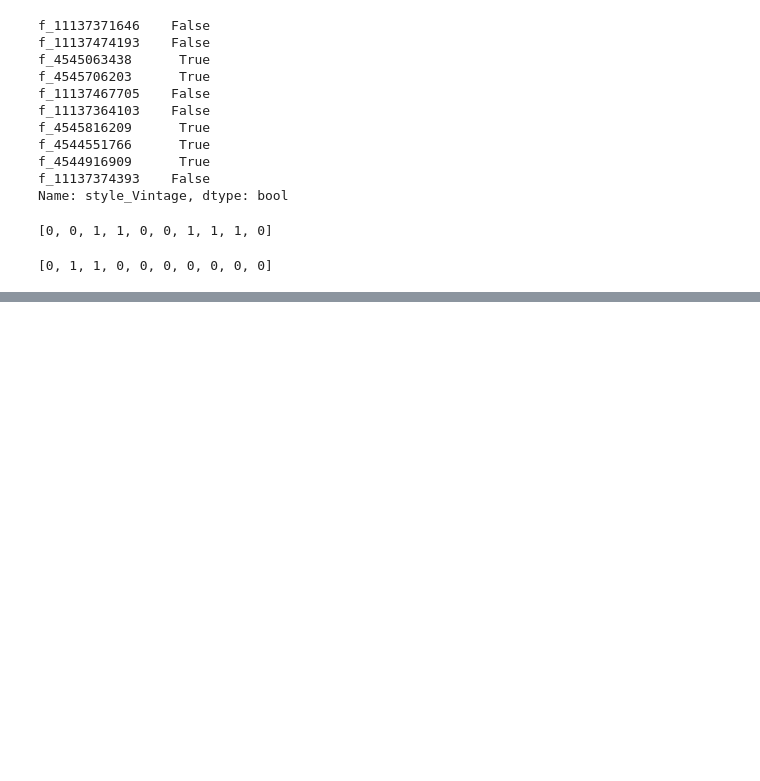
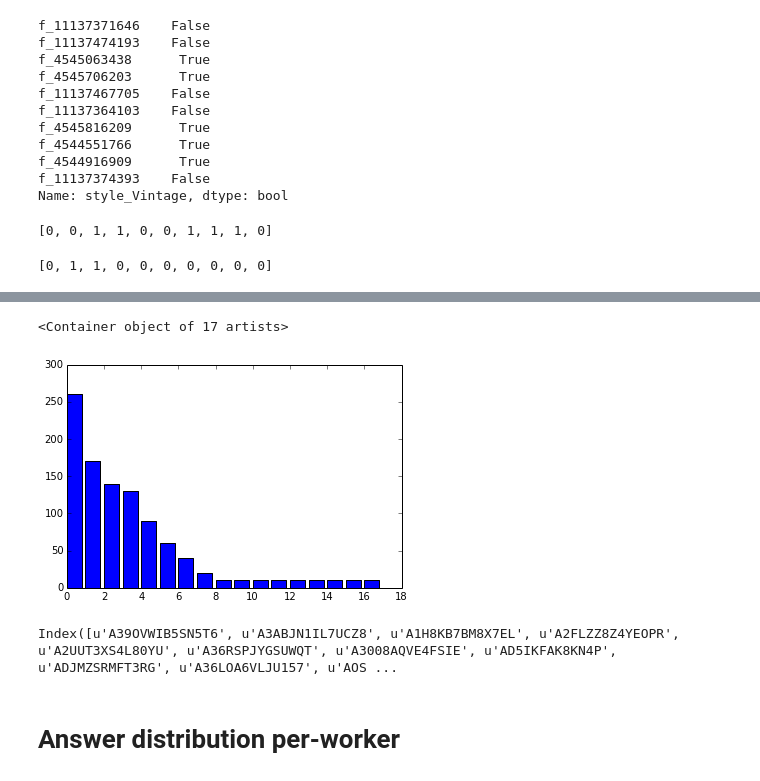
Before and after one commit to matttrent/vislab, a Jupyter notebook: notebooks/mturk_get_results.ipynb, the cells around one changed output, grey strips where cells are left out. Cells and saved outputs as stored; diff of their text form; code cells hidden in the pictures; blank space fills up the shorter version.

Commit message:
adding worker analysis

```diff
--- a/notebooks/mturk_get_results.ipynb
+++ b/notebooks/mturk_get_results.ipynb
@@ -168,3 +174,7 @@ len( assignments )
+# %%
+for assign in assignments:
+    if assign.AssignmentStatus != 'Approved':
+        MTC.approve_assignment( assign.AssignmentId )
 # %% [markdown]
 # ETL
 # %%
@@ -283,0 +296,3 @@ print sklearn.metrics.precision_recall_fscore_support( truth_list, pred_list, po
+# %%
+unique_workers = answer_df.drop_duplicates( cols=['worker_id'] )['worker_id'].tolist()
+unique_workers
@@ -283,0 +317,7 @@ print sklearn.metrics.precision_recall_fscore_support( truth_list, pred_list, po
+# %%
+answers_per_worker = [ len( answer_df[ answer_df['worker_id'] == worker_id ] )
+                       for worker_id in unique_workers ]
+# %%
+answers_per_worker = pd.DataFrame( answers_per_worker, index=unique_workers, columns=['count'] )
+answers_per_worker.sort( columns='count', ascending=False, inplace=True )
+answers_per_worker
@@ -283,0 +346,11 @@ print sklearn.metrics.precision_recall_fscore_support( truth_list, pred_list, po
+# %%
+plt.bar( range( len( answers_per_worker ) ), answers_per_worker['count'].tolist() )
+# %% [output]
+<Container object of 17 artists>
+[figure, added]
+# %%
+answers_per_worker.index
+# %% [output]
+Index([u'A39OVWIB5SN5T6', u'A3ABJN1IL7UCZ8', u'A1H8KB7BM8X7EL', u'A2FLZZ8Z4YEOPR', u'A2UUT3XS4L80YU', u'A36RSPJYGSUWQT', u'A3008AQVE4FSIE', u'AD5IKFAK8KN4P', u'ADJMZSRMFT3RG', u'A36LOA6VLJU157', u'AOS ...
+# %% [markdown]
+# Answer distribution per-worker
```
Also changed, not shown: parts of 14 cells of this notebook.
